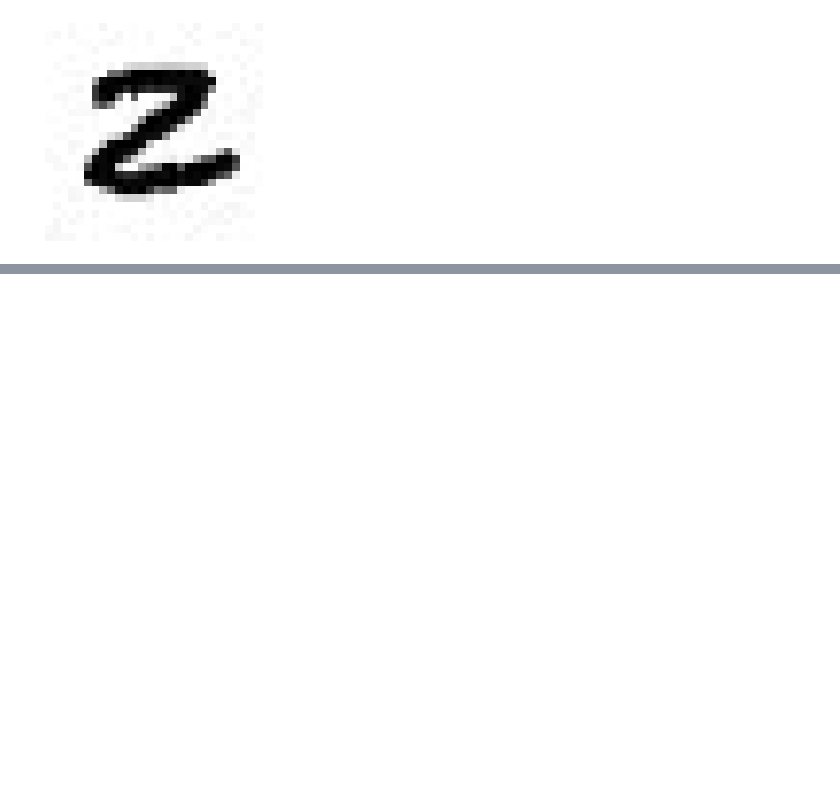
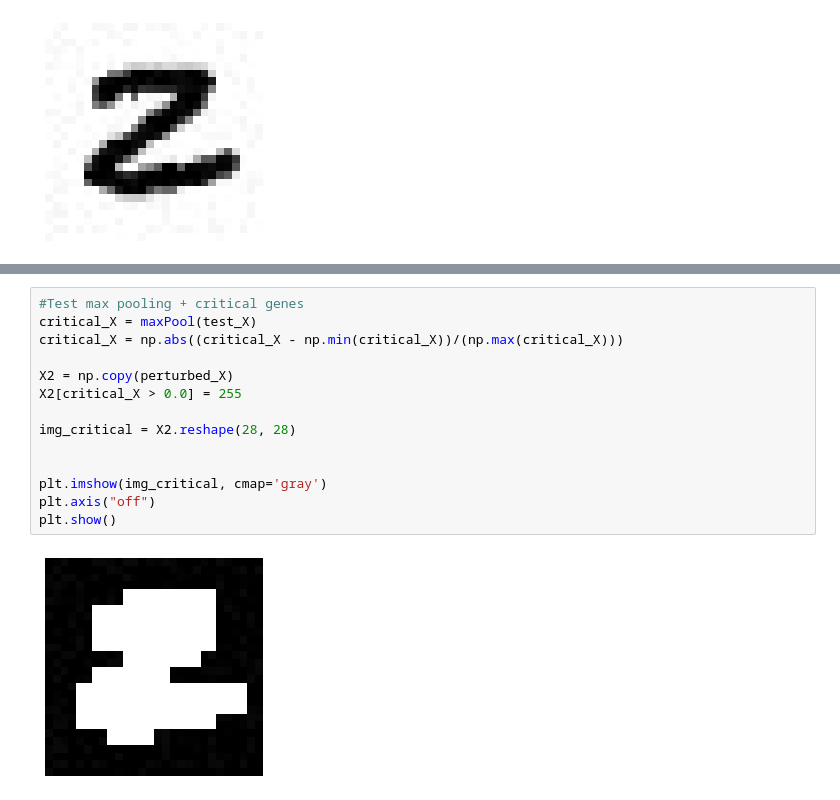
Before and after one commit to HCEspino/CS295_FinalProject, a Jupyter notebook: classifier.ipynb, the cells around one changed output, grey strips where cells are left out. Saved outputs shown, nothing was run; the diff lists cells and outputs as text; blank space fills up the shorter version.

```diff
--- a/classifier.ipynb
+++ b/classifier.ipynb
@@ -341 +454,17 @@ plt.show()
+# %%
+#Test max pooling + critical genes
+critical_X = maxPool(test_X)
+critical_X = np.abs((critical_X - np.min(critical_X))/(np.max(critical_X)))
+
+X2 = np.copy(perturbed_X)
+X2[critical_X > 0.0] = 255
+
+img_critical = X2.reshape(28, 28)
+
+
+plt.imshow(img_critical, cmap='gray')
+plt.axis("off")
+plt.show()
+# %% [output]
+[figure, added]
 # %%
```
Also changed, not shown: parts of 10 cells of this notebook.
